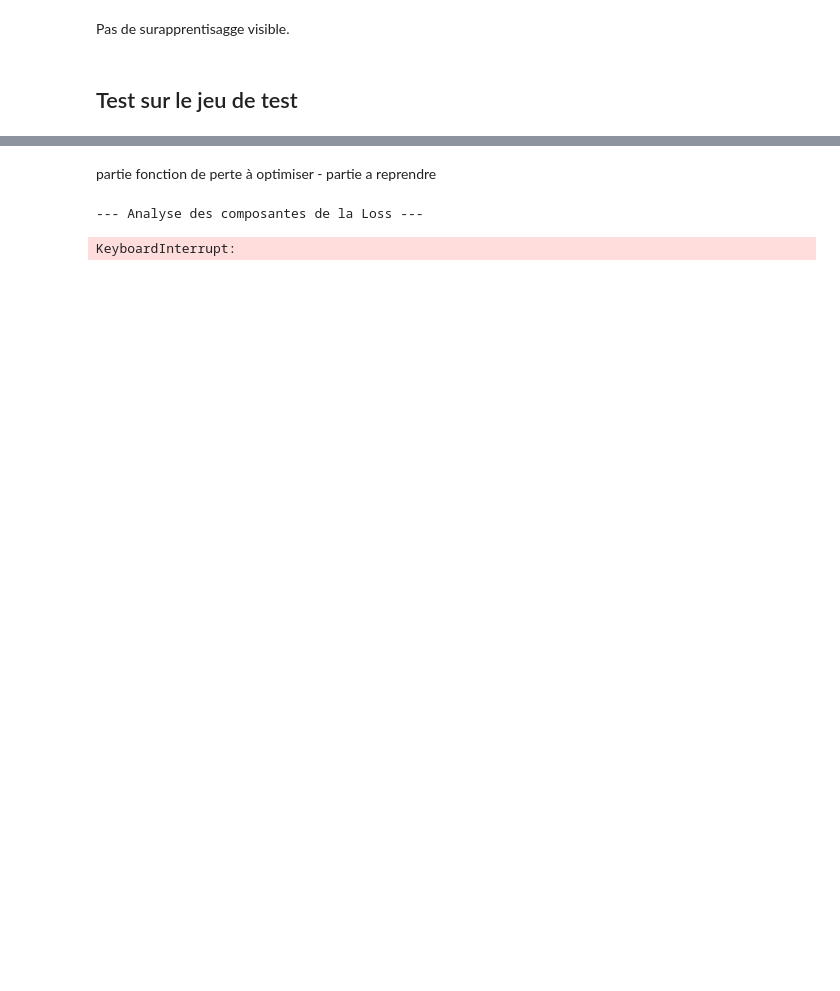
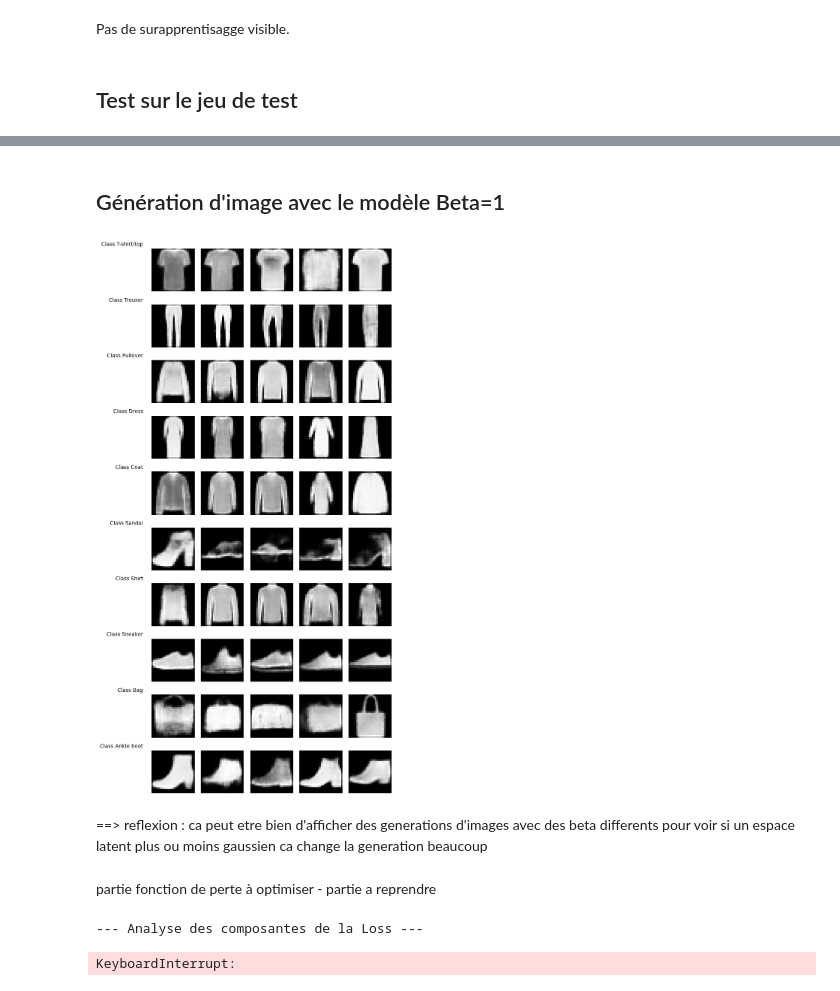
Before and after one commit to albanevergnes/HDDL, a Jupyter notebook: Rapport_Projet2.ipynb, the cells around one changed output, grey strips where cells are left out. Drawn from its saved outputs; the diff is of its cells as text; code cells hidden in the pictures; blank space fills up the shorter version.

```diff
--- a/Rapport_Projet2.ipynb
+++ b/Rapport_Projet2.ipynb
@@ -1110,3 +1316,11 @@ KLD (Régularisation) : 12.2728
+# %% [markdown]
+## Génération d'image avec le modèle Beta=1
+# %%
+generate_sample_per_class(num_samples=5)
+# %% [output]
+[figure, added]
+# %% [markdown]
+==> reflexion : ca peut etre bien d'afficher des generations d'images avec des beta differents pour voir si un espace latent plus ou moins gaussien ca change la generation beaucoup
 # %% [markdown]
 partie fonction de perte à optimiser - partie a reprendre
 # %%
```
Also changed, not shown: parts of 15 cells of this notebook.
